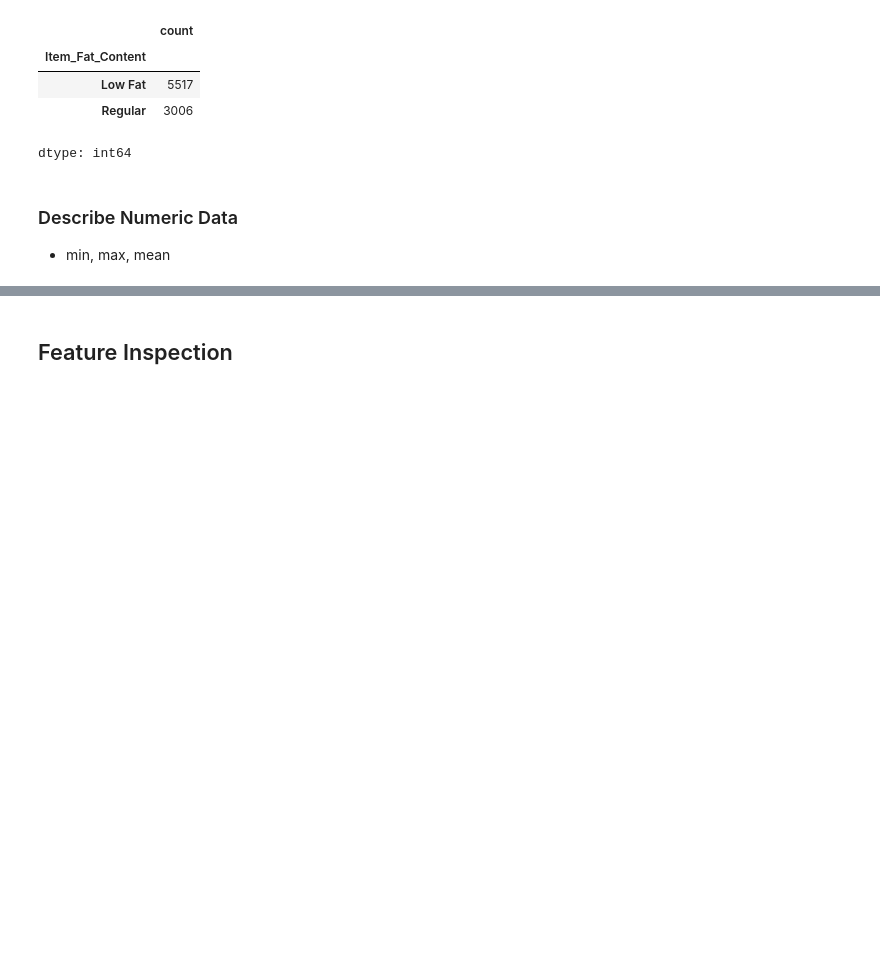
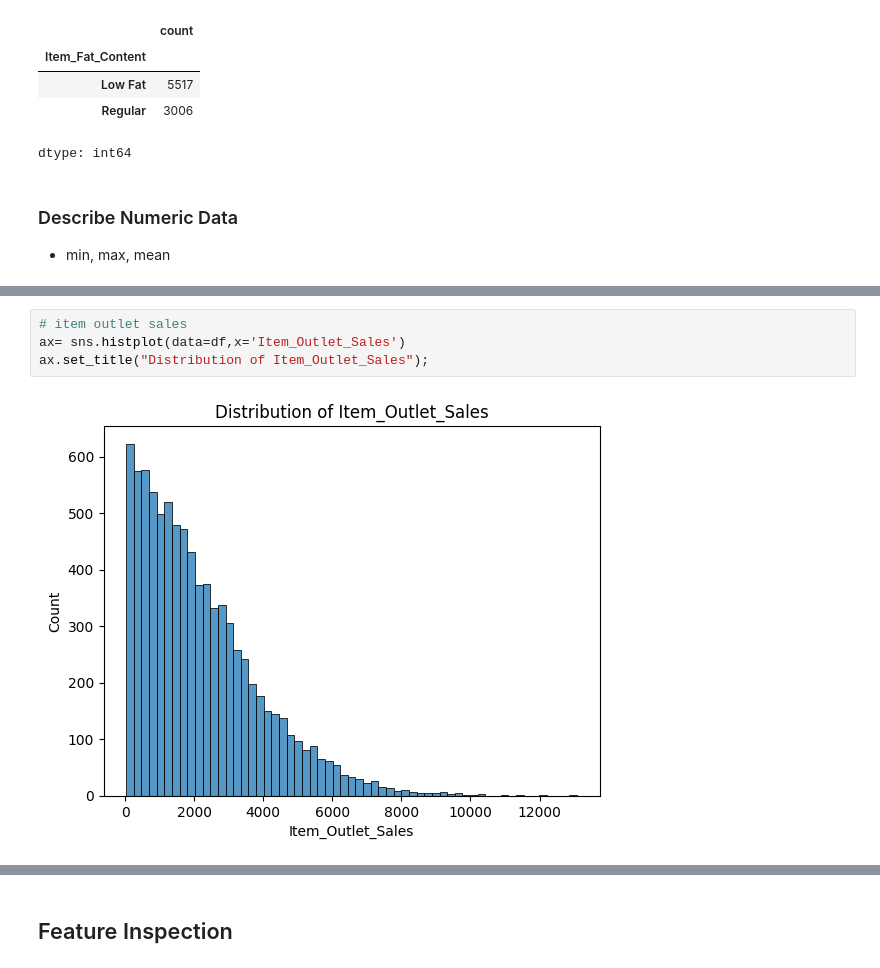
Before and after one commit to swirita/Prediction-of-Product-Sales, a Jupyter notebook: Prediction_of_Product_Sales.ipynb, the cells around one changed output, grey strips where cells are left out. Saved outputs shown, nothing was run; the diff lists cells and outputs as text; blank space fills up the shorter version.

```diff
--- a/Prediction_of_Product_Sales.ipynb
+++ b/Prediction_of_Product_Sales.ipynb
@@ -341,0 +360,6 @@ df[num_cols].describe().loc[['min','max','mean']]
+# %%
+# item outlet sales
+ax= sns.histplot(data=df,x='Item_Outlet_Sales')
+ax.set_title("Distribution of Item_Outlet_Sales");
+# %% [output]
+[figure, added]
```
Also changed, not shown: parts of 21 cells of this notebook.
